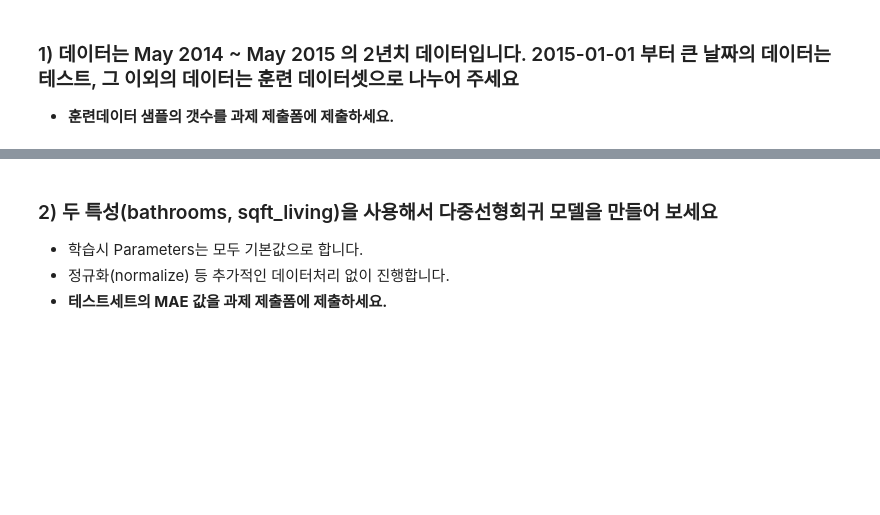
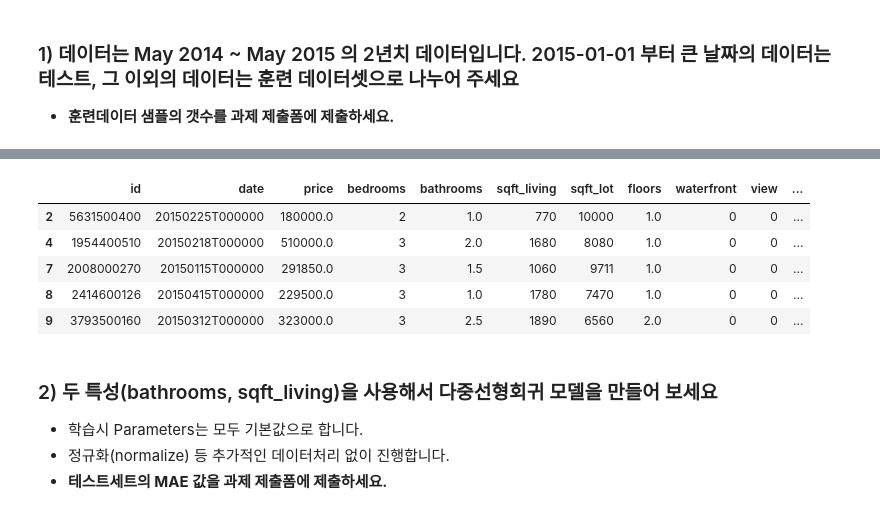
Before and after one commit to ttogle918/ds-zip, a Jupyter notebook: n212-multiple-regression/n212a-multiple-regression.ipynb, the cells around one changed output, grey strips where cells are left out. Cells and saved outputs as stored; diff of their text form; code cells hidden in the pictures; blank space fills up the shorter version.

```diff
--- a/n212-multiple-regression/n212a-multiple-regression.ipynb
+++ b/n212-multiple-regression/n212a-multiple-regression.ipynb
@@ -24,3 +47,12 @@ df.columns
+# %%
+test.head()
+# %% [output]
+|  | id | date | price | bedrooms | bathrooms | sqft_living | sqft_lot | floors | waterfront | view | ... |
+| 2 | 5631500400 | 20150225T000000 | 180000.0 | 2 | 1.0 | 770 | 10000 | 1.0 | 0 | 0 | ... |
+| 4 | 1954400510 | 20150218T000000 | 510000.0 | 3 | 2.0 | 1680 | 8080 | 1.0 | 0 | 0 | ... |
+| 7 | 2008000270 | 20150115T000000 | 291850.0 | 3 | 1.5 | 1060 | 9711 | 1.0 | 0 | 0 | ... |
+| 8 | 2414600126 | 20150415T000000 | 229500.0 | 3 | 1.0 | 1780 | 7470 | 1.0 | 0 | 0 | ... |
+| 9 | 3793500160 | 20150312T000000 | 323000.0 | 3 | 2.5 | 1890 | 6560 | 2.0 | 0 | 0 | ... |
 # %% [markdown]
 ### 2) 두 특성(bathrooms, sqft_living)을 사용해서 다중선형회귀 모델을 만들어 보세요
 - 학습시 Parameters는 모두 기본값으로 합니다.
```
Also changed, not shown: parts of 18 cells of this notebook.
